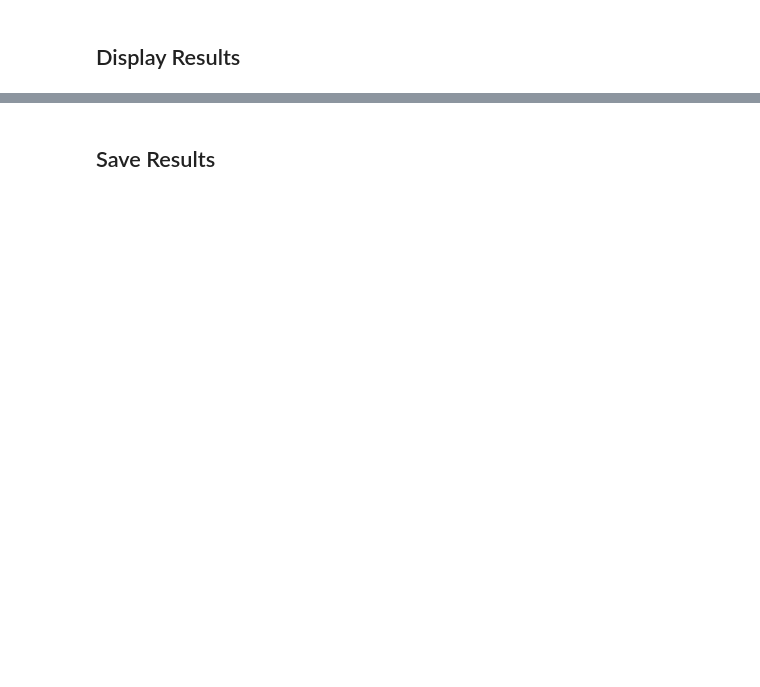
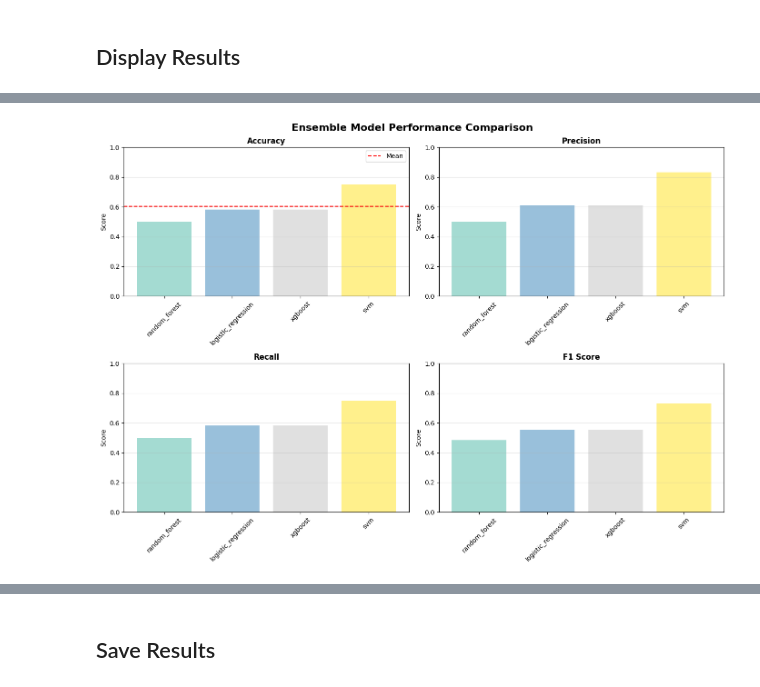
Before and after one commit to nasa/AI4LS, a Jupyter notebook: ML_PIPELINE/ML_Pipeline_Frontend.ipynb, the cells around one changed output, grey strips where cells are left out. Saved outputs shown, nothing was run; the diff lists cells and outputs as text; code cells hidden in the pictures; blank space fills up the shorter version.

```diff
--- a/ML_PIPELINE/ML_Pipeline_Frontend.ipynb
+++ b/ML_PIPELINE/ML_Pipeline_Frontend.ipynb
@@ -22,11 +22,12 @@ OK Configured to use: http://localhost:8000/api/pipeline/run
 # %%
+# Define pipeline payload directly
 payload = {
-    "osd_ids": '47,48',
+    "osd_ids": "47,48,137,168",
     "config": {
         "target_column": "Factor Value[Spaceflight]",
         "task_type": "classification",
-        "trans_list": "s,l",
-        "ensemble_algorithms": ["random_forest","logistic_regression"],
+        "trans_list": "s,l",  # s=standardize, l=log transform
+        "ensemble_algorithms": ["random_forest", "logistic_regression", "xgboost", "svm"],
         "hyperparameters": {},
         "metrics": ["accuracy", "precision", "recall", "f1_score"],
         "test_size": 0.2,
@@ -34,11 +35,13 @@ payload = {
         "min_features": 100,
         "factor_name": "Factor Value[Spaceflight]",
         "factor_values": ["Ground Control", "Space Flight"],
-        "fi_methods": ["permutation","recursive"],
+        "fi_methods": ["permutation", "recursive"],
+        "convert_ensembl_to_symbol": True,
     }
 }
 
 print("Pipeline Configuration:")
+print(f"  OSD IDs: {payload['osd_ids']}")
 for key, value in payload['config'].items():
     print(f"  {key}: {value}")
 # %% [output]
@@ -172,0 +191,75 @@ print(result)
+# %%
+if result:
+    train = result.get('training_results', {})
+    test_metrics = train.get('test_metrics', {})
+    models = test_metrics.get('models', [])
+
+    if models and len(models) > 0:
+        # Extract metrics for each model
+        model_names = [m.get('algorithm', 'unknown') for m in models]
+        accuracies = [m.get('accuracy', 0) for m in models]
+        precisions = [m.get('precision', 0) for m in models]
+        recalls = [m.get('recall', 0) for m in models]
+        f1_scores = [m.get('f1_score', 0) for m in models]
+
+        # Create comparison plot
+        fig, axes = plt.subplots(2, 2, figsize=(14, 10))
+        fig.suptitle('Ensemble Model Performance Comparison', fontsize=16, fontweight='bold')
+
+        # Accuracy
+        colors = plt.cm.Set3(np.linspace(0, 1, len(model_names)))
+        axes[0, 0].bar(model_names, accuracies, color=colors, alpha=0.8)
+        axes[0, 0].set_title('Accuracy', fontsize=12, fontweight='bold')
+        axes[0, 0].set_ylabel('Score')
+        axes[0, 0].set_ylim([0, 1])
+        axes[0, 0].grid(axis='y', alpha=0.3)
+        axes[0, 0].axhline(y=test_metrics.get('mean_accuracy', 0.5), color='red', linestyle='--', label='Mean')
+        axes[0, 0].legend()
+        axes[0, 0].tick_params(axis='x', rotation=45)
+
+        # Precision
+        axes[0, 1].bar(model_names, precisions, color=colors, alpha=0.8)
+        axes[0, 1].set_title('Precision', fontsize=12, fontweight='bold')
+        axes[0, 1].set_ylabel('Score')
+        axes[0, 1].set_ylim([0, 1])
+        axes[0, 1].grid(axis='y', alpha=0.3)
+        axes[0, 1].tick_params(axis='x', rotation=45)
+
+        # Recall
+        axes[1, 0].bar(model_names, recalls, color=colors, alpha=0.8)
+        axes[1, 0].set_title('Recall', fontsize=12, fontweight='bold')
+        axes[1, 0].set_ylabel('Score')
+        axes[1, 0].set_ylim([0, 1])
+        axes[1, 0].grid(axis='y', alpha=0.3)
+        axes[1, 0].tick_params(axis='x', rotation=45)
+
+        # F1 Score
+        axes[1, 1].bar(model_names, f1_scores, color=colors, alpha=0.8)
+        axes[1, 1].set_title('F1 Score', fontsize=12, fontweight='bold')
+        axes[1, 1].set_ylabel('Score')
+        axes[1, 1].set_ylim([0, 1])
+        axes[1, 1].grid(axis='y', alpha=0.3)
+        axes[1, 1].tick_params(axis='x', rotation=45)
+
+        plt.tight_layout()
+        plt.show()
+
+        # Model ranking table
+        ranking_df = pd.DataFrame({
+            'Algorithm': model_names,
+            'Accuracy': accuracies,
+            'Precision': precisions,
+            'Recall': recalls,
+            'F1': f1_scores
+        }).sort_values('Accuracy', ascending=False).reset_index(drop=True)
+
+        ranking_df.index = ranking_df.index + 1
+        ranking_df.index.name = 'Rank'
+        print("\\nModel Ranking (by Accuracy):")
+        print(ranking_df.to_string())
+    else:
+        print("No model metrics available")
+else:
+    print("Run pipeline first")
+# %% [output]
+[figure, added]
```
Also changed, not shown: parts of 18 cells of this notebook, 42 other files.
